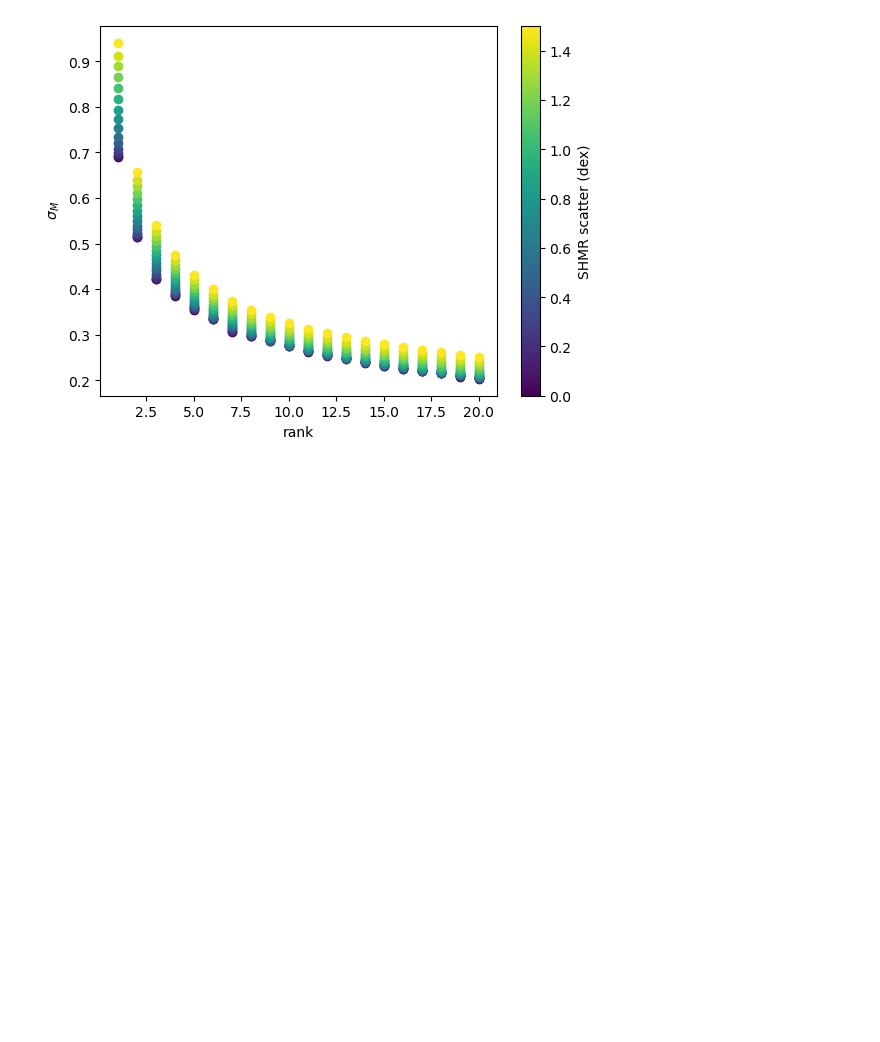
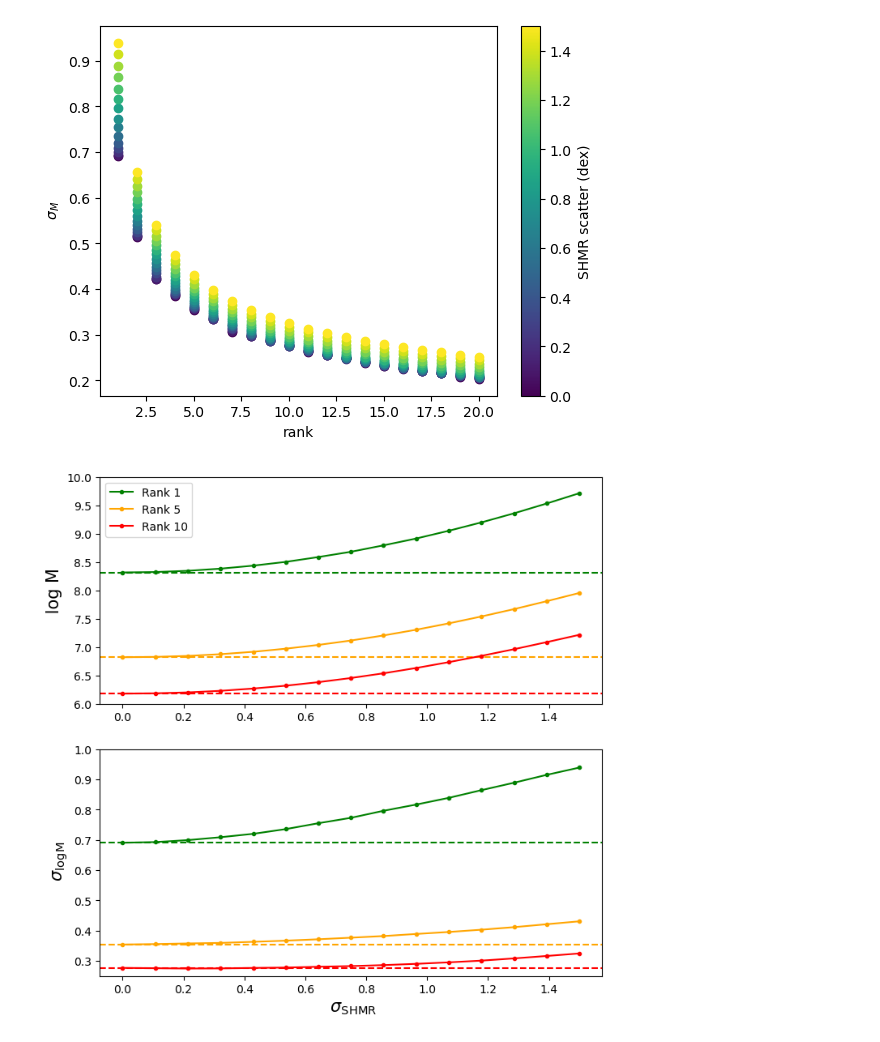
Before and after one commit to jsmonzon/SatGen, a Jupyter notebook: notebooks/rank_ordered.ipynb, the cells around one changed output. Saved outputs shown, nothing was run; the diff lists cells and outputs as text; code cells hidden in the pictures; blank space fills up the shorter version.

```diff
--- a/notebooks/rank_ordered.ipynb
+++ b/notebooks/rank_ordered.ipynb
@@ -160,3 +172,30 @@ plt.colorbar(cmap, label="SHMR scatter (dex)")
 plt.show()
 # %% [output]
 [figure]
+# %%
+fig, (ax1, ax2) = plt.subplots(2, figsize=(8,8))
+ax1.plot(scatter_range, relevant_samp[:,0,0], marker=".", label="Rank 1", color="green")
+ax1.axhline(relevant_samp[0,0,0], ls="--", color="green")
+ax1.plot(scatter_range, relevant_samp[:,0,4], marker=".", label="Rank 5", color="orange")
+ax1.axhline(relevant_samp[0,0,4], ls="--", color="orange")
+ax1.plot(scatter_range, relevant_samp[:,0,9], marker=".", label="Rank 10", color="red")
+ax1.axhline(relevant_samp[0,0,9], ls="--", color="red")
+ax1.set_ylabel(" log M ", fontsize=15)
+ax1.set_ylim(6,10)
+
+ax1.legend(loc=2)
+
+
+
+ax2.set_xlabel(" $\sigma_{\mathrm{SHMR}}$", fontsize=15)
+ax2.plot(scatter_range, relevant_samp[:,1,0], marker=".", label="Rank 1", color="green")
+ax2.axhline(relevant_samp[0,1,0], ls="--", color="green")
+ax2.plot(scatter_range, relevant_samp[:,1,4], marker=".", label="Rank 5", color="orange")
+ax2.axhline(relevant_samp[0,1,4], ls="--", color="orange")
+ax2.plot(scatter_range, relevant_samp[:,1,9], marker=".", label="Rank 10", color="red")
+ax2.axhline(relevant_samp[0,1,9], ls="--", color="red")
+ax2.set_ylabel(" $\sigma_{\mathrm{log M}}$ ", fontsize=15)
+ax2.set_ylim(0.25,1)
+plt.show()
+# %% [output]
+[figure, added]
```
Also changed, not shown: parts of 2 cells of this notebook, 7 other files.
